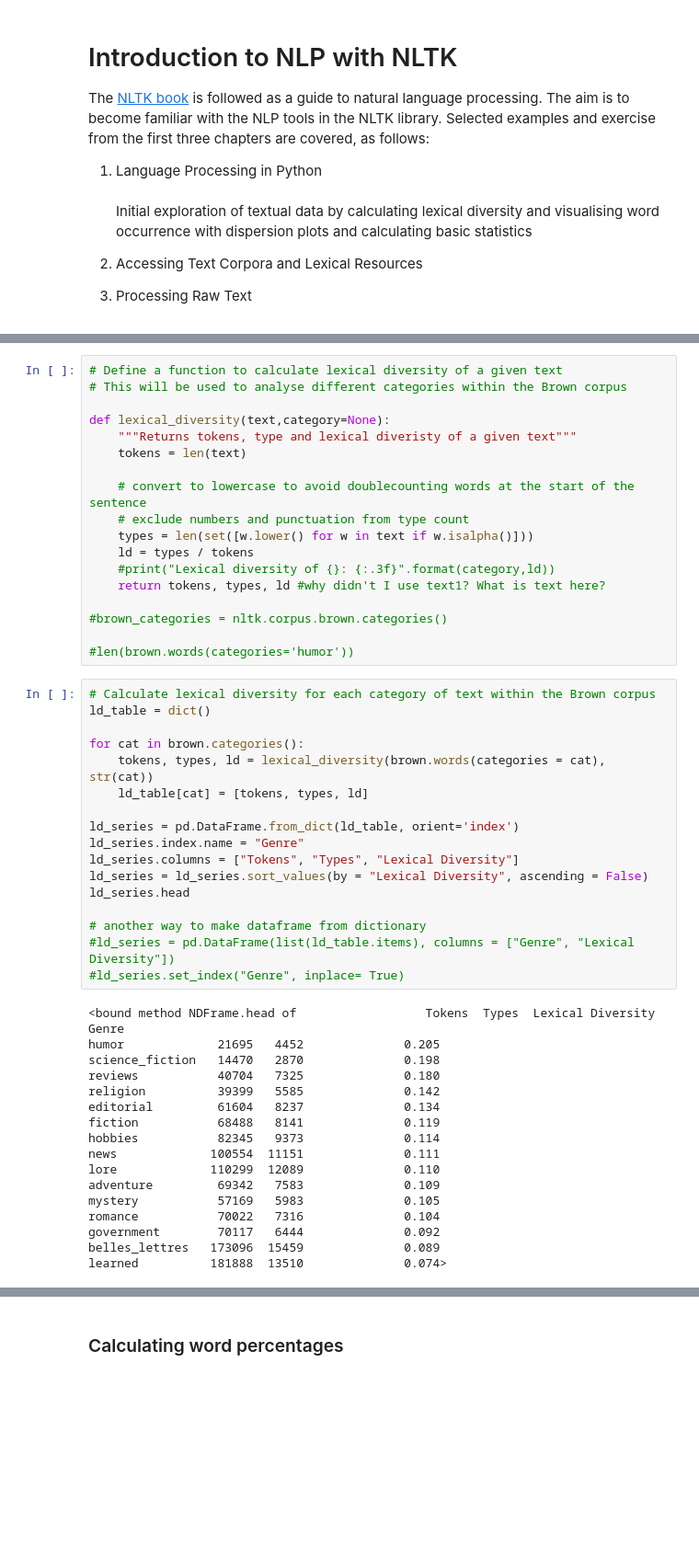
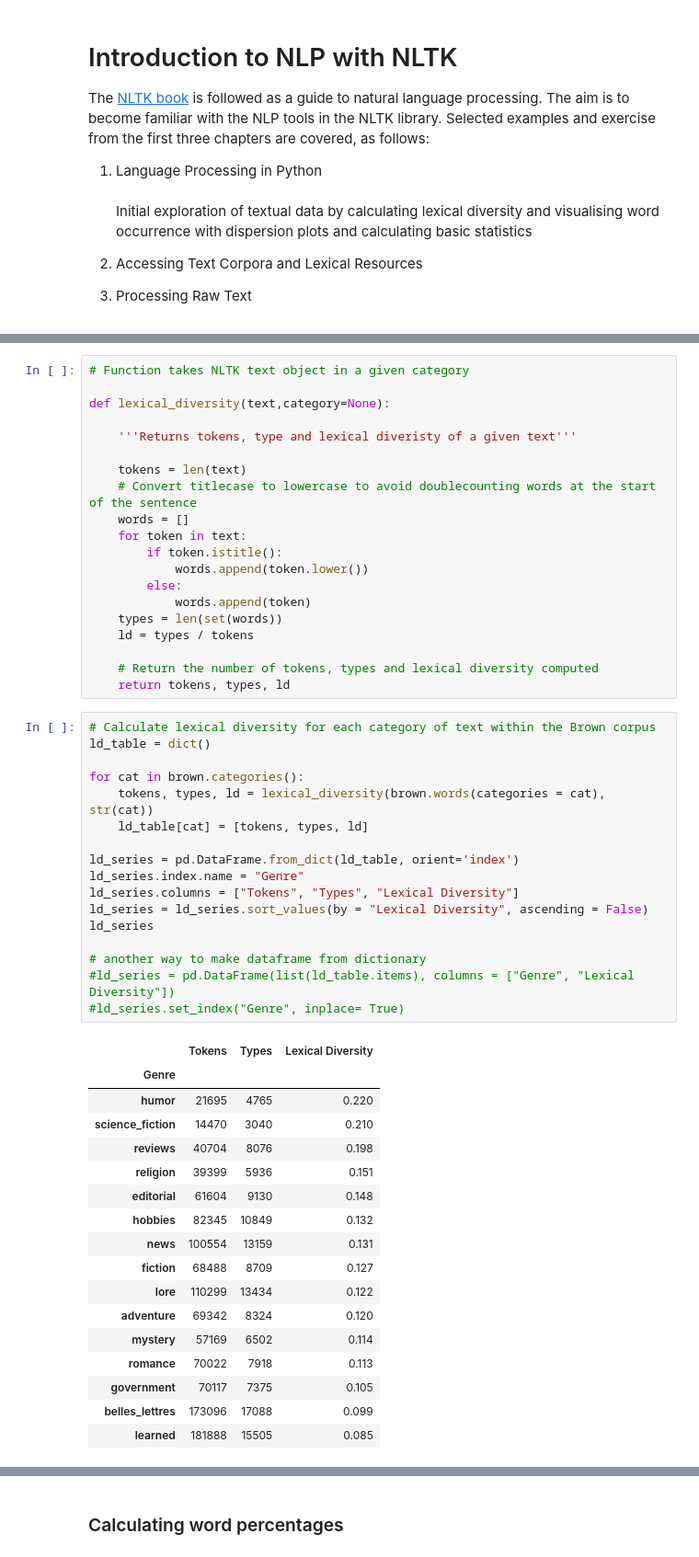
Before and after one commit to ksenia-5/nlp, a Jupyter notebook: natural-language-toolkit-getting-started.ipynb, the cells around one changed output, grey strips where cells are left out. Shown: that part at 92% size. Saved outputs shown, nothing was run; the diff lists cells and outputs as text; blank space fills up the shorter version.

Commit message:
Kaggle Notebook | Natural Language ToolKit: Getting Started | Version 31

```diff
--- a/natural-language-toolkit-getting-started.ipynb
+++ b/natural-language-toolkit-getting-started.ipynb
@@ -112,53 +116,55 @@ Lexical diversity: 0.0741
 # %%
-# Define a function to calculate lexical diversity of a given text
-# This will be used to analyse different categories within the Brown corpus
+# Function takes NLTK text object in a given category
 
 def lexical_diversity(text,category=None):
-    """Returns tokens, type and lexical diveristy of a given text"""
+
+    '''Returns tokens, type and lexical diveristy of a given text'''
+
     tokens = len(text)
+    # Convert titlecase to lowercase to avoid doublecounting words at the start of the sentence
+    words = []
+    for token in text:
+        if token.istitle():
+            words.append(token.lower())
+        else:
+            words.append(token)
+    types = len(set(words))
+    ld = types / tokens
 
-    # convert to lowercase to avoid doublecounting words at the start of the sentence
-    # exclude numbers and punctuation from type count
-    types = len(set([w.lower() for w in text if w.isalpha()]))
-    ld = types / tokens
-    #print("Lexical diversity of {}: {:.3f}".format(category,ld))
-    return tokens, types, ld #why didn't I use text1? What is text here?
-
-#brown_categories = nltk.corpus.brown.categories()
-
-#len(brown.words(categories='humor'))
+    # Return the number of tokens, types and lexical diversity computed
+    return tokens, types, ld
 # %%
 # Calculate lexical diversity for each category of text within the Brown corpus
 ld_table = dict()
 
 for cat in brown.categories():
     tokens, types, ld = lexical_diversity(brown.words(categories = cat), str(cat))
     ld_table[cat] = [tokens, types, ld]
 
 ld_series = pd.DataFrame.from_dict(ld_table, orient='index')
 ld_series.index.name = "Genre"
 ld_series.columns = ["Tokens", "Types", "Lexical Diversity"]
 ld_series = ld_series.sort_values(by = "Lexical Diversity", ascending = False)
-ld_series.head
+ld_series
 
 # another way to make dataframe from dictionary
 #ld_series = pd.DataFrame(list(ld_table.items), columns = ["Genre", "Lexical Diversity"])
 #ld_series.set_index("Genre", inplace= True)
 # %% [output]
-<bound method NDFrame.head of                  Tokens  Types  Lexical Diversity
-Genre
-humor             21695   4452              0.205
-science_fiction   14470   2870              0.198
-reviews           40704   7325              0.180
-religion          39399   5585              0.142
-editorial         61604   8237              0.134
-fiction           68488   8141              0.119
-hobbies           82345   9373              0.114
-news             100554  11151              0.111
-lore             110299  12089              0.110
-adventure         69342   7583              0.109
-mystery           57169   5983              0.105
-romance           70022   7316              0.104
-government        70117   6444              0.092
-belles_lettres   173096  15459              0.089
-learned          181888  13510              0.074>
+|  | Tokens | Types | Lexical Diversity |
+| Genre |  |  |  |
+| humor | 21695 | 4765 | 0.220 |
+| science_fiction | 14470 | 3040 | 0.210 |
+| reviews | 40704 | 8076 | 0.198 |
+| religion | 39399 | 5936 | 0.151 |
+| editorial | 61604 | 9130 | 0.148 |
+| hobbies | 82345 | 10849 | 0.132 |
+| news | 100554 | 13159 | 0.131 |
+| fiction | 68488 | 8709 | 0.127 |
+| lore | 110299 | 13434 | 0.122 |
+| adventure | 69342 | 8324 | 0.120 |
+| mystery | 57169 | 6502 | 0.114 |
+| romance | 70022 | 7918 | 0.113 |
+| government | 70117 | 7375 | 0.105 |
+| belles_lettres | 173096 | 17088 | 0.099 |
+| learned | 181888 | 15505 | 0.085 |
```
Also changed, not shown: parts of 32 cells of this notebook.
